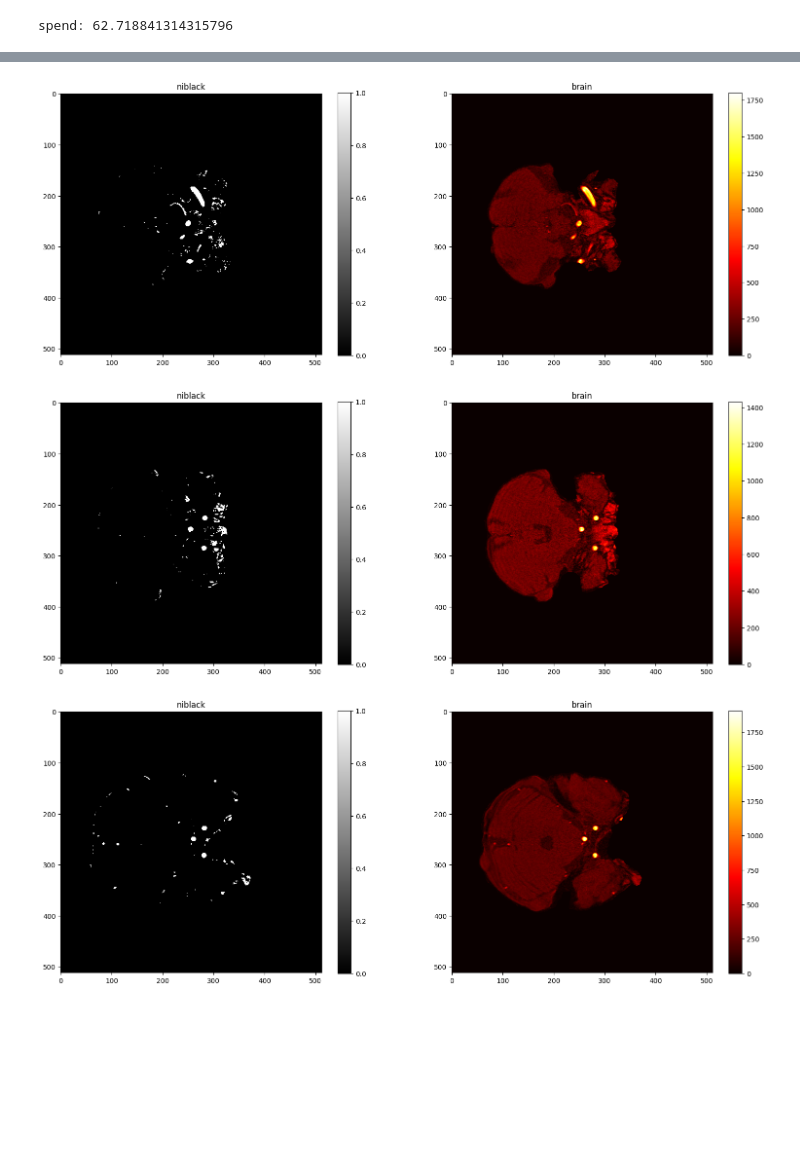
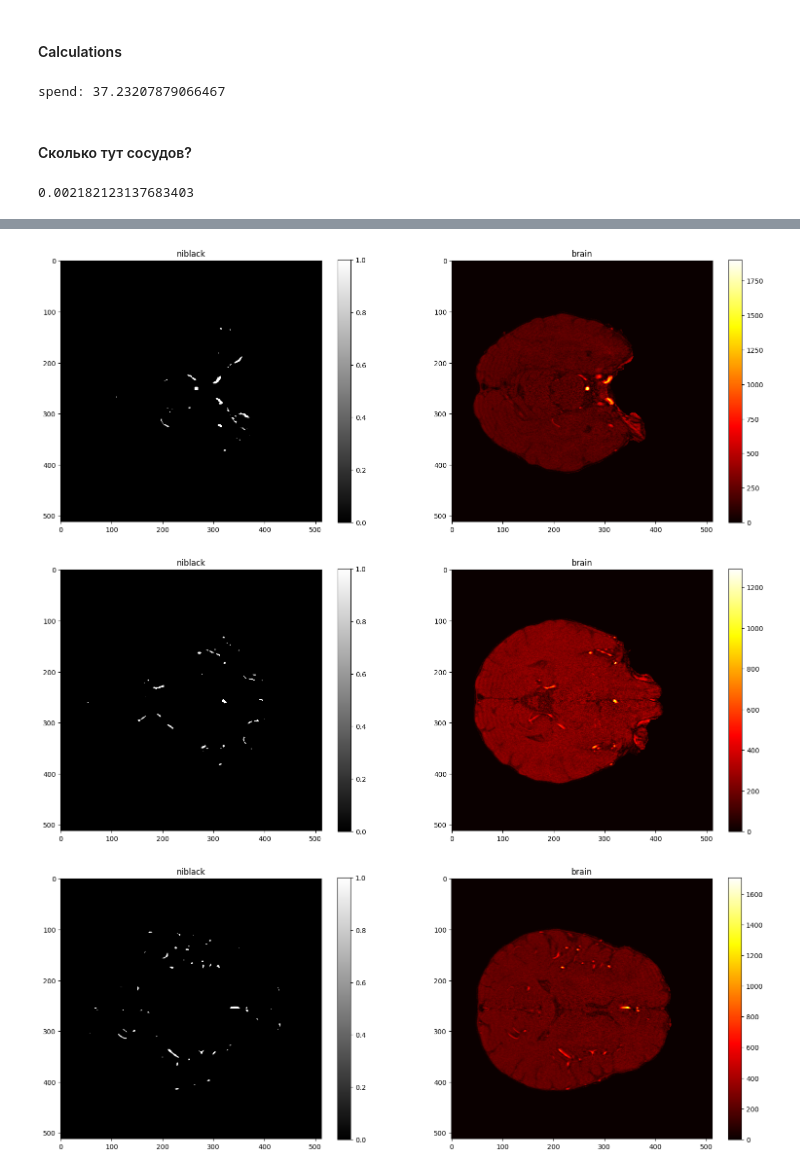
Before and after one commit to NotYourLady/MSRepo, a Jupyter notebook: VesselSegmentation/Binarization.ipynb, the cells around one changed output, grey strips where cells are left out. Drawn from its saved outputs; the diff is of its cells as text; code cells hidden in the pictures; blank space fills up the shorter version.

```diff
--- a/VesselSegmentation/Binarization.ipynb
+++ b/VesselSegmentation/Binarization.ipynb
@@ -105,14 +145,32 @@ coef_a = 100
+# %% [markdown]
+<h4> Calculations
+# %%
+window_size = (25, 25, 9)
+coef_k = 1
+coef_a = 100
+Niblack = Niblack3d(vol=brain_vol,
+                    window_size=window_size,
+                    coef_k=coef_k,
+                    coef_a=coef_a)
+
+Calculator = MultuProcCalc(Niblack, num_workers=8)
 # %%
 start = time()
-bin_vol = MultuProcMain(test_vol, window_size=window_size, coef_k=coef_k, coef_a=coef_a)
+bin_vol = Calculator.run()
 print("spend:", time() - start)
 # %% [output]
-spend: 62.718841314315796
+spend: 37.23207879066467
+# %% [markdown]
+<h4> Сколько тут сосудов?
+# %%
+bin_vol.sum()/(bin_vol.shape[0]*bin_vol.shape[1]*bin_vol.shape[2])
+# %% [output]
+0.002182123137683403
 # %%
-for idx in range(20, 140, 10):
+for idx in range(14, 142, 25):
     SHOW_SLICE = idx
 
     fig, ax = plt.subplots(1, 2, figsize=(19, 7))
     print_img(bin_vol, ax[0], 'niblack', cmap='gray')
-    print_img(test_vol, ax[1], 'brain')
+    print_img(brain_vol, ax[1], 'brain')
 # %% [output]
@@ -139,3 +180,3 @@ SyntaxError: non-default argument follows default argument
-[figure, old version]
+[figure, new version]
-[figure, old version]
+[figure, new version]
-[figure, old version]
+[figure, new version]
```
Also changed, not shown: parts of 36 cells of this notebook, 5 other files.
